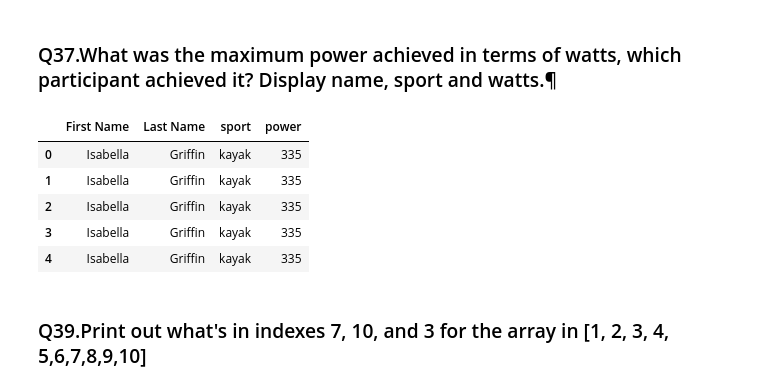
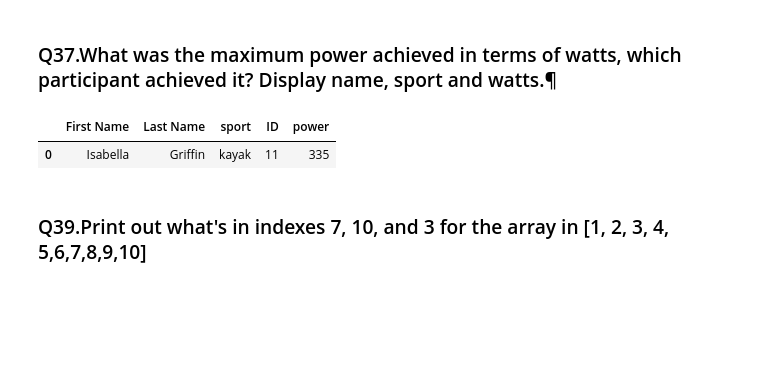
Before and after one commit to KousalyaThiruvarasamoorthy/Team5_HackPanthers_PythonHackathon_Aug24, a Jupyter notebook: Team5_HackPanthers_Main80Questions.ipynb, the cells around one changed output. Cells and saved outputs as stored; diff of their text form; code cells hidden in the pictures; blank space fills up the shorter version.

```diff
--- a/Team5_HackPanthers_Main80Questions.ipynb
+++ b/Team5_HackPanthers_Main80Questions.ipynb
@@ -239,16 +222,11 @@ Type of list: <class 'list'> Length of List: 3 Type of Tuple: <class 'tuple'> Le
 # %% [markdown]
 ### Q37.What was the maximum power achieved in terms of watts, which participant achieved it? Display name, sport and watts.¶
 # %%
-max_df=df_join_allsports[df_join_allsports['power']==df_join_allsports['power'].max()]
-merge_table=df_Athletes.merge(max_df)
-merge_table[['First Name','Last Name','sport','power']]
+max_df=df_join_allsports.iloc[df_join_allsports[['power']].idxmax()]
+pd.merge(df_Athletes[["First Name","Last Name","sport","ID"]],max_df[["ID","power"]], on="ID")
 # %% [output]
-|  | First Name | Last Name | sport | power |
-| 0 | Isabella | Griffin | kayak | 335 |
-| 1 | Isabella | Griffin | kayak | 335 |
-| 2 | Isabella | Griffin | kayak | 335 |
-| 3 | Isabella | Griffin | kayak | 335 |
-| 4 | Isabella | Griffin | kayak | 335 |
+|  | First Name | Last Name | sport | ID | power |
+| 0 | Isabella | Griffin | kayak | 11 | 335 |
 # %%
 ### Q38.
 # %% [markdown]
```
Also changed, not shown: parts of 1 cell of this notebook.
